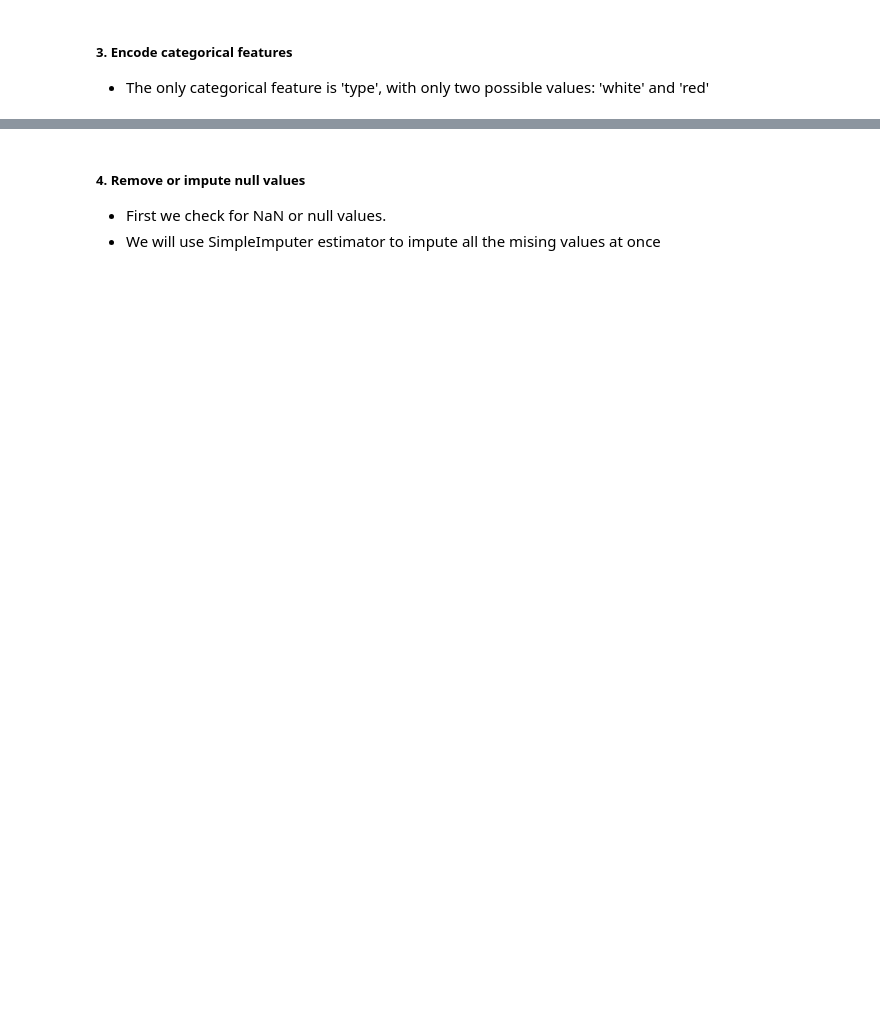
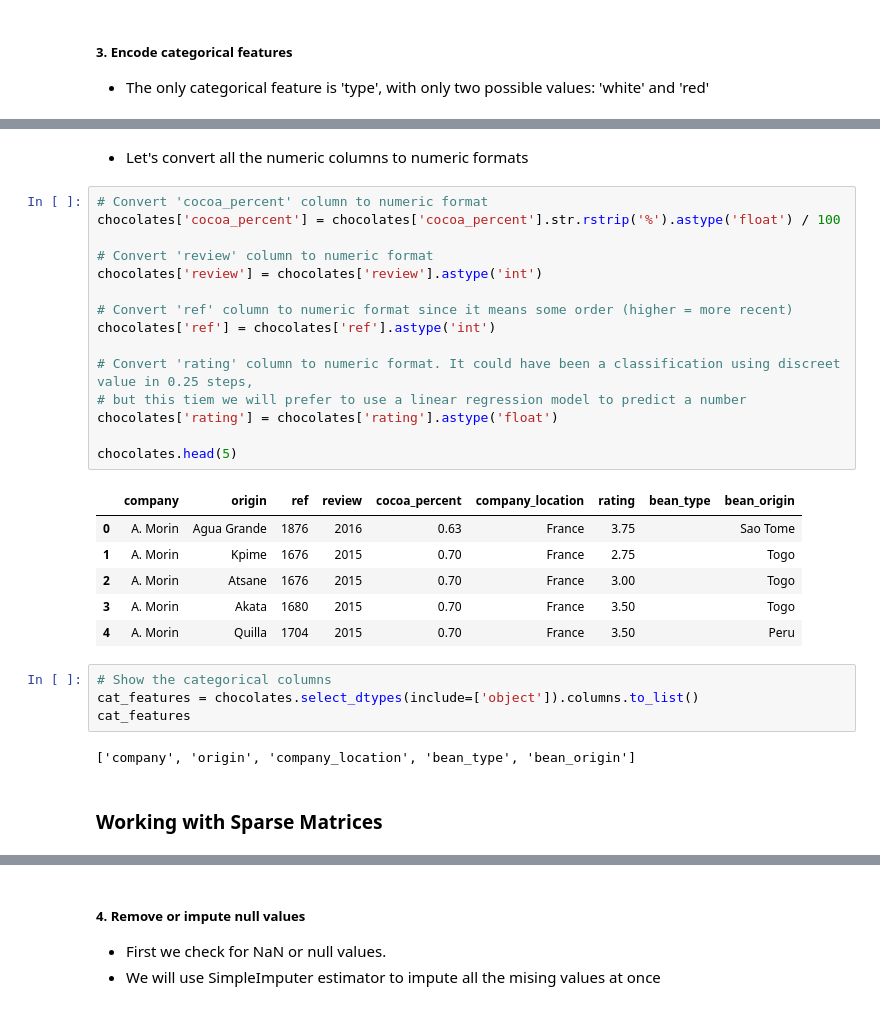
Before and after one commit to oariasz/Chocolate-Rating, a Jupyter notebook: Choco Rating Predictor.ipynb, the cells around one changed output, grey strips where cells are left out. Cells and saved outputs as stored; diff of their text form; blank space fills up the shorter version.

```diff
--- a/Choco Rating Predictor.ipynb
+++ b/Choco Rating Predictor.ipynb
@@ -222,0 +195,32 @@ memory usage: 545.5 KB
+# %% [markdown]
+* Let's convert all the numeric columns to numeric formats
+# %%
+# Convert 'cocoa_percent' column to numeric format
+chocolates['cocoa_percent'] = chocolates['cocoa_percent'].str.rstrip('%').astype('float') / 100
+
+# Convert 'review' column to numeric format
+chocolates['review'] = chocolates['review'].astype('int')
+
+# Convert 'ref' column to numeric format since it means some order (higher = more recent)
+chocolates['ref'] = chocolates['ref'].astype('int')
+
+# Convert 'rating' column to numeric format. It could have been a classification using discreet value in 0.25 steps,
+# but this tiem we will prefer to use a linear regression model to predict a number
+chocolates['rating'] = chocolates['rating'].astype('float')
+
+chocolates.head(5)
+# %% [output]
+|  | company | origin | ref | review | cocoa_percent | company_location | rating | bean_type | bean_origin |
+| 0 | A. Morin | Agua Grande | 1876 | 2016 | 0.63 | France | 3.75 |  | Sao Tome |
+| 1 | A. Morin | Kpime | 1676 | 2015 | 0.70 | France | 2.75 |  | Togo |
+| 2 | A. Morin | Atsane | 1676 | 2015 | 0.70 | France | 3.00 |  | Togo |
+| 3 | A. Morin | Akata | 1680 | 2015 | 0.70 | France | 3.50 |  | Togo |
+| 4 | A. Morin | Quilla | 1704 | 2015 | 0.70 | France | 3.50 |  | Peru |
+# %%
+# Show the categorical columns
+cat_features = chocolates.select_dtypes(include=['object']).columns.to_list()
+cat_features
+# %% [output]
+['company', 'origin', 'company_location', 'bean_type', 'bean_origin']
+# %% [markdown]
+### Working with Sparse Matrices
```
Also changed, not shown: parts of 19 cells of this notebook.
